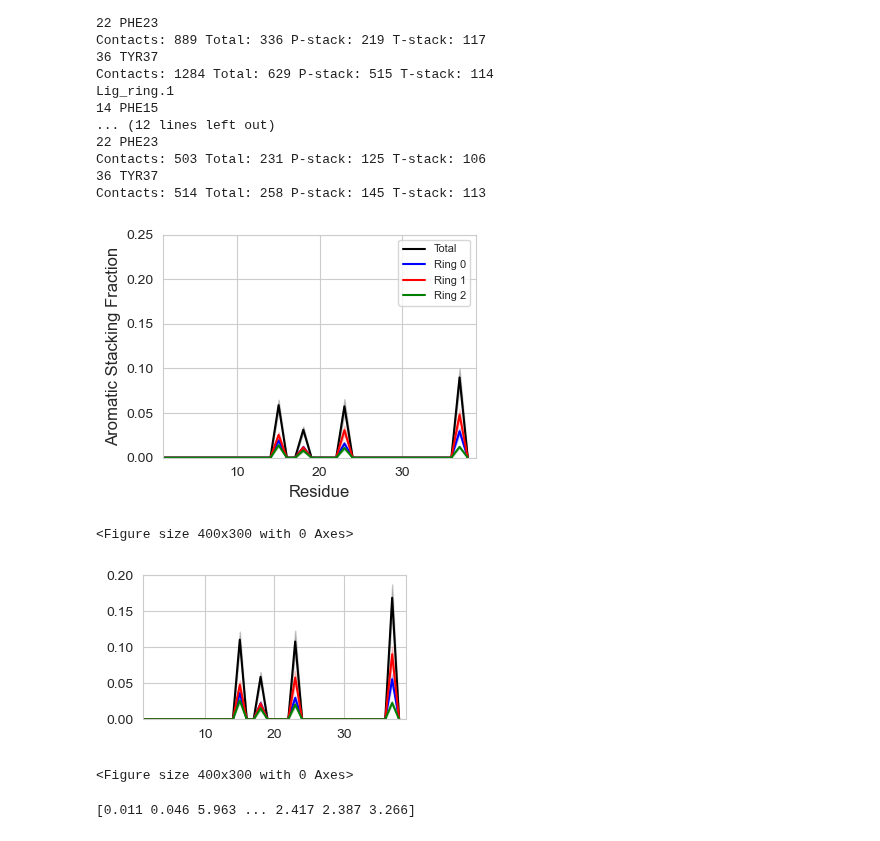
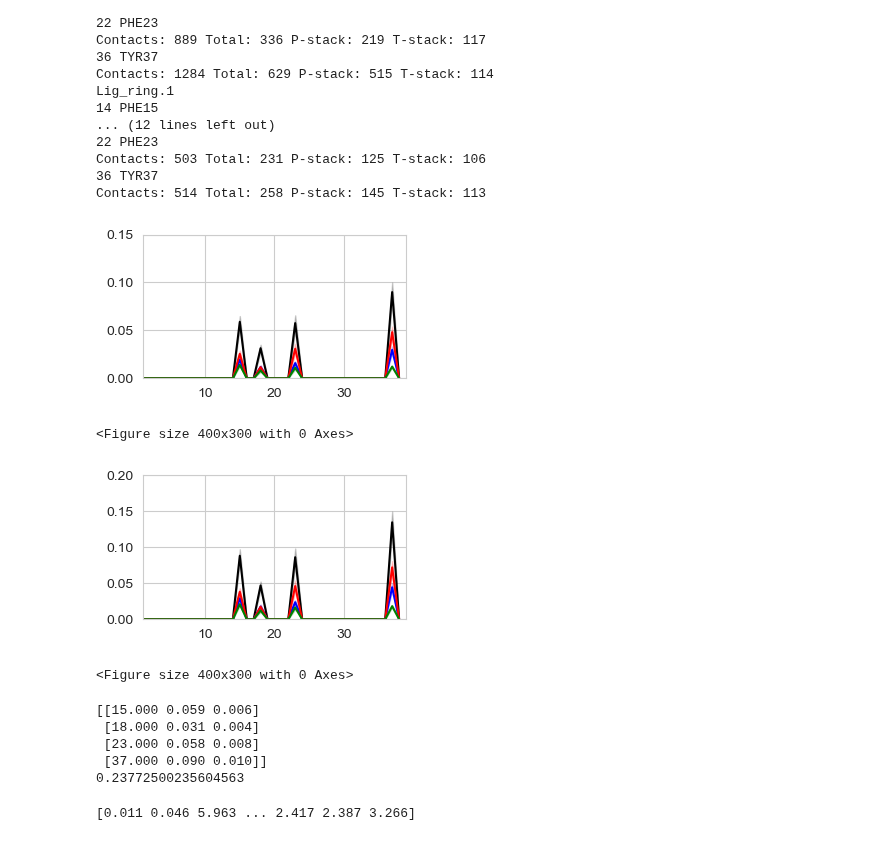
Before and after one commit to paulrobustelli/Garcia_hIAPP_monomer_binders_2025, a Jupyter notebook: wt_hiapp_yxa1/wt_hiapp_yxa1_analysis.ipynb, the cells around one changed output. Drawn from its saved outputs; the diff is of its cells as text; code cells hidden in the pictures.

```diff
--- a/wt_hiapp_yxa1/wt_hiapp_yxa1_analysis.ipynb
+++ b/wt_hiapp_yxa1/wt_hiapp_yxa1_analysis.ipynb
@@ -1490,11 +1490,11 @@ for i in range(0, len(aro_res_index)):
     aromatic_contacts[:, aro_res_index[i]] += Aro_Contacts['Lig_ring.2'][:, i]
 
 
-# np.savetxt(outdir+'aromatic_stacking.traj.dat',
-#            aromatic_stacking_contacts, '%i')
+np.savetxt(outdir+'aromatic_stacking.traj.dat',
+           aromatic_stacking_contacts, '%i')
 aro_ave, aro_pyb_be = get_blockerrors_pyblock(aromatic_stacking_contacts, 1.0)
 aro_by_res = np.column_stack((residue_number, aro_ave, aro_pyb_be))
-# np.savetxt(outdir+'aromatic_stacking.fraction.be.dat', aro_by_res)
+np.savetxt(outdir+'aromatic_stacking.fraction.be.dat', aro_by_res)
 
 # np.savetxt(outdir+'aromatic_stacking.traj.r0.dat',
 #            aromatic_stacking_contacts_r0, '%i')
@@ -1520,7 +1520,7 @@ aro_r2_by_res = np.column_stack(
     (residue_number, aro_r2_ave, aro_r2_pyb_be))
 # np.savetxt(outdir+'aromatic_stacking.fraction.r1.be.dat', aro_r2_by_res)
 
-
+plt.figure(figsize=(3.3,2))
 plt.plot(aro_by_res[:, 0], aro_by_res[:, 1], color='black', label='Total')
 plt.fill_between(aro_by_res[:, 0], aro_by_res[:, 1]+aro_by_res[:, 2],
                  aro_by_res[:, 1]-aro_by_res[:, 2], color='black', alpha=0.2)
@@ -1538,13 +1538,13 @@ plt.plot(aro_r2_by_res[:, 0], aro_r2_by_res[:, 1], label='Ring 2', color='green'
 plt.fill_between(aro_r2_by_res[:, 0], aro_r2_by_res[:, 1]+aro_r2_by_res[:, 2],
                  aro_r2_by_res[:, 1]-aro_r2_by_res[:, 2], alpha=0.2, color='green')
 
-plt.legend()
-plt.xlabel('Residue')
-plt.ylabel('Aromatic Stacking Fraction')
+# plt.legend()
+# plt.xlabel('Residue')
+# plt.ylabel('Aromatic Stacking Fraction')
 plt.xlim(residue_offset, residue_offset+residues)
-plt.ylim(0, 0.25)
+plt.ylim(0, 0.15)
 plt.tight_layout()
-# plt.savefig(outdir+'AromaticStackingFraction.pdf')
+plt.savefig(outdir+'AromaticStackingFraction.pdf')
 plt.show()
 plt.clf()
 
@@ -1574,37 +1574,47 @@ plt.fill_between(aro_by_res_bf[:, 0], aro_by_res_bf[:, 1]+aro_by_res_bf[:, 2],
                  aro_by_res_bf[:, 1]-aro_by_res_bf[:, 2], color='black', alpha=0.2)
 
 plt.plot(aro_r0_by_res_bf[:, 0],
          aro_r0_by_res_bf[:, 1], label='Ring 0', color='blue')
 plt.fill_between(aro_r0_by_res_bf[:, 0], aro_r0_by_res_bf[:, 1]+aro_r0_by_res_bf[:, 2],
                  aro_r0_by_res_bf[:, 1]-aro_r0_by_res_bf[:, 2], alpha=0.2, color='blue')
 
 plt.plot(aro_r1_by_res_bf[:, 0],
          aro_r1_by_res_bf[:, 1], label='Ring 1', color='red')
 plt.fill_between(aro_r1_by_res_bf[:, 0], aro_r1_by_res_bf[:, 1]+aro_r1_by_res_bf[:, 2],
                  aro_r1_by_res_bf[:, 1]-aro_r1_by_res_bf[:, 2], alpha=0.2, color='red')
 
 plt.plot(aro_r2_by_res_bf[:, 0],
          aro_r2_by_res_bf[:, 1], label='Ring 2', color='green')
 plt.fill_between(aro_r2_by_res_bf[:, 0], aro_r2_by_res_bf[:, 1]+aro_r2_by_res_bf[:, 2],
                  aro_r2_by_res_bf[:, 1]-aro_r2_by_res_bf[:, 2], alpha=0.2, color='green')
 
 
 plt.legend()
 # plt.xlabel('Residue')
 # plt.ylabel('Aromatic Stacking Fraction')
 plt.xlim(residue_offset, residue_offset+residues)
 plt.ylim(0, 0.20)
 plt.tight_layout()
 plt.legend(labels=[], frameon=False)
 # plt.title("Bound Fraction")
 plt.savefig(outdir+'AromaticStackingFraction.BoundFraction.pdf', dpi=400)
 plt.show()
 plt.clf()
 # %% [output]
-[figure, old version]
+[figure, new version]
 <Figure size 400x300 with 0 Axes>
-[figure, old version]
+[figure, new version]
 <Figure size 400x300 with 0 Axes>
+# %%
+idxs = np.where(aro_by_res[:, 1] > 0)[0]
+print(aro_by_res[idxs])
+print(np.sum(aro_by_res[:,1]))
+# %% [output]
+[[15.000 0.059 0.006]
+ [18.000 0.031 0.004]
+ [23.000 0.058 0.008]
+ [37.000 0.090 0.010]]
+0.23772500235604563
 # %%
 # Protein-protein
 # Cut-off 4A, 7A
```
Also changed, not shown: parts of 6 cells of this notebook, 34 other files.
